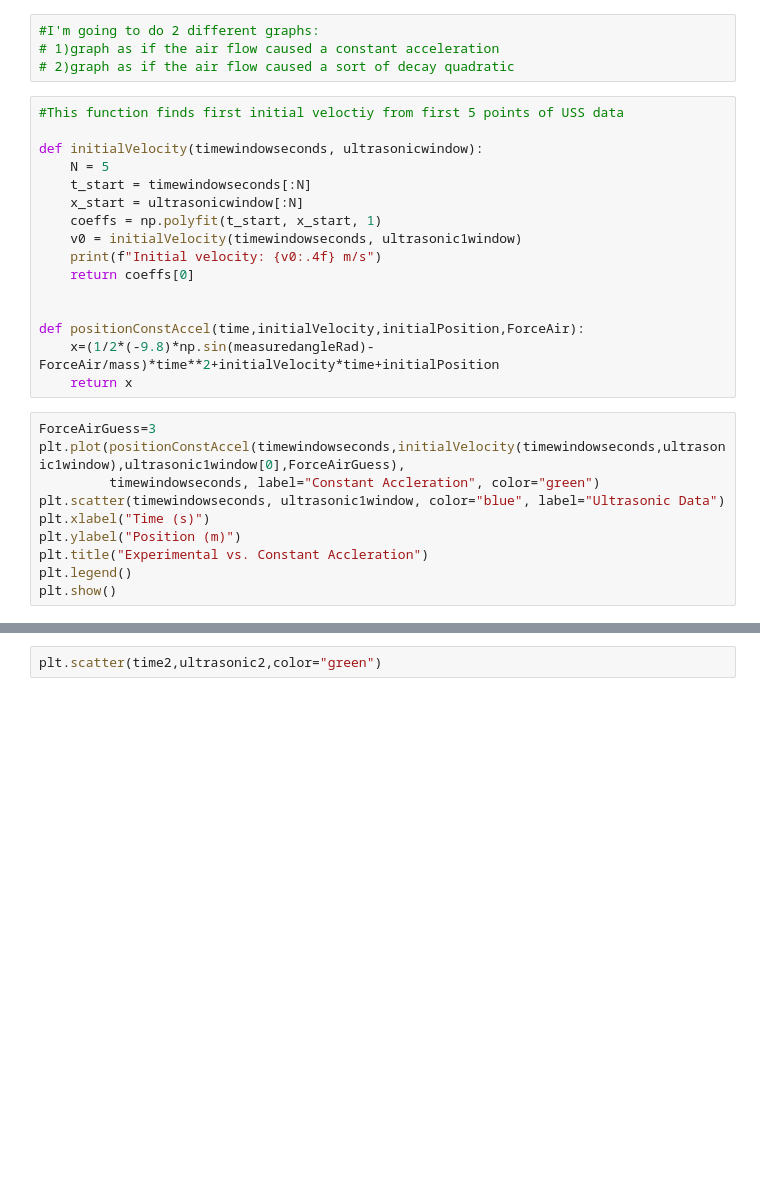
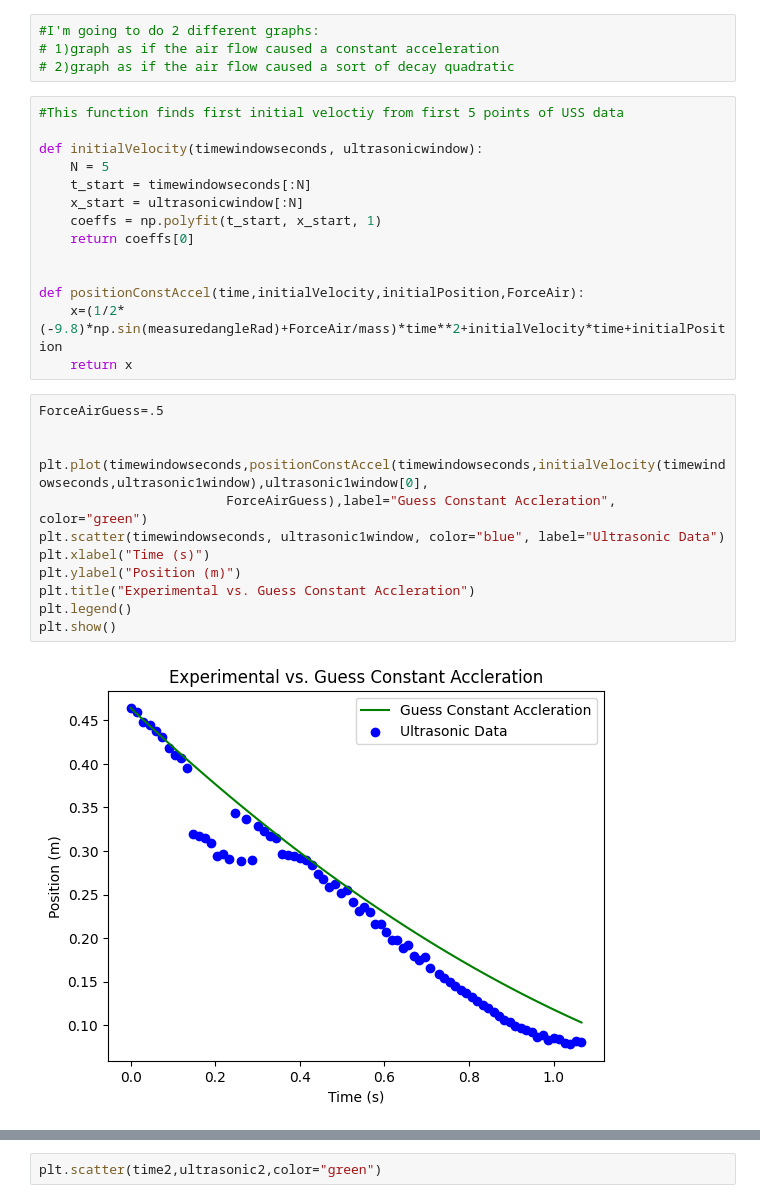
Before and after one commit to leo-c1/4al-final, a Jupyter notebook: DATAANAL.ipynb, the cells around one changed output, grey strips where cells are left out. Cells and saved outputs as stored; diff of their text form; blank space fills up the shorter version.

```diff
--- a/DATAANAL.ipynb
+++ b/DATAANAL.ipynb
@@ -259,21 +258,23 @@ def initialVelocity(timewindowseconds, ultrasonicwindow):
     t_start = timewindowseconds[:N]
     x_start = ultrasonicwindow[:N]
     coeffs = np.polyfit(t_start, x_start, 1)
-    v0 = initialVelocity(timewindowseconds, ultrasonic1window)
-    print(f"Initial velocity: {v0:.4f} m/s")
     return coeffs[0]
 
 
 def positionConstAccel(time,initialVelocity,initialPosition,ForceAir):
-    x=(1/2*(-9.8)*np.sin(measuredangleRad)-ForceAir/mass)*time**2+initialVelocity*time+initialPosition
+    x=(1/2*(-9.8)*np.sin(measuredangleRad)+ForceAir/mass)*time**2+initialVelocity*time+initialPosition
     return x
 # %%
-ForceAirGuess=3
-plt.plot(positionConstAccel(timewindowseconds,initialVelocity(timewindowseconds,ultrasonic1window),ultrasonic1window[0],ForceAirGuess),
-         timewindowseconds, label="Constant Accleration", color="green")
+ForceAirGuess=.5
+
+
+plt.plot(timewindowseconds,positionConstAccel(timewindowseconds,initialVelocity(timewindowseconds,ultrasonic1window),ultrasonic1window[0],
+                        ForceAirGuess),label="Guess Constant Accleration", color="green")
 plt.scatter(timewindowseconds, ultrasonic1window, color="blue", label="Ultrasonic Data")
 plt.xlabel("Time (s)")
 plt.ylabel("Position (m)")
-plt.title("Experimental vs. Constant Accleration")
+plt.title("Experimental vs. Guess Constant Accleration")
 plt.legend()
 plt.show()
+# %% [output]
+[figure, added]
```
Also changed, not shown: parts of 4 cells of this notebook.
